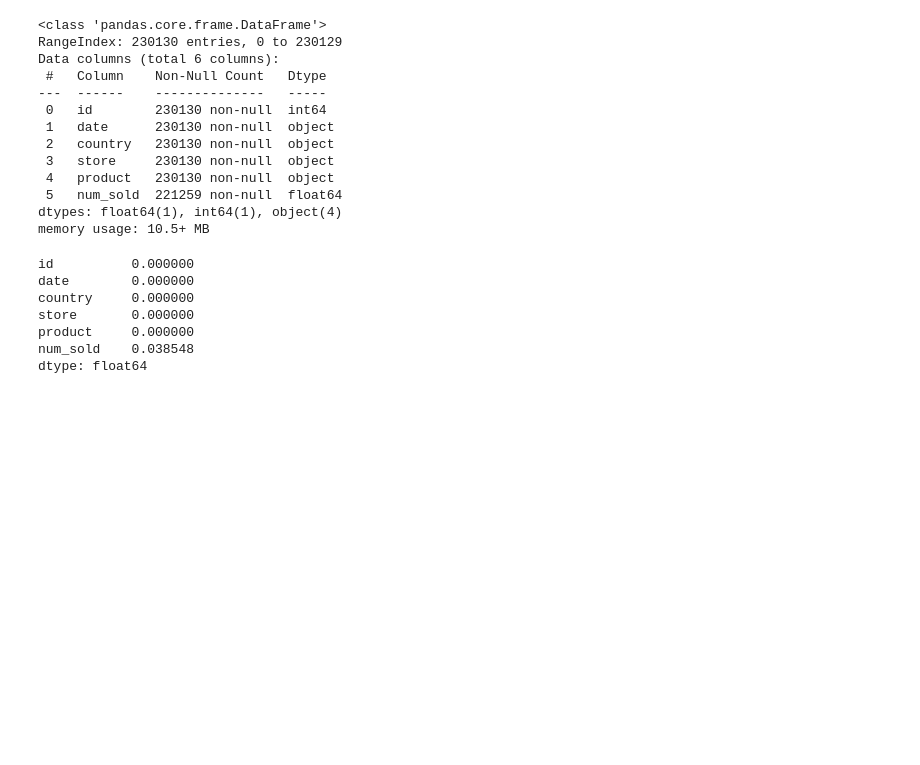
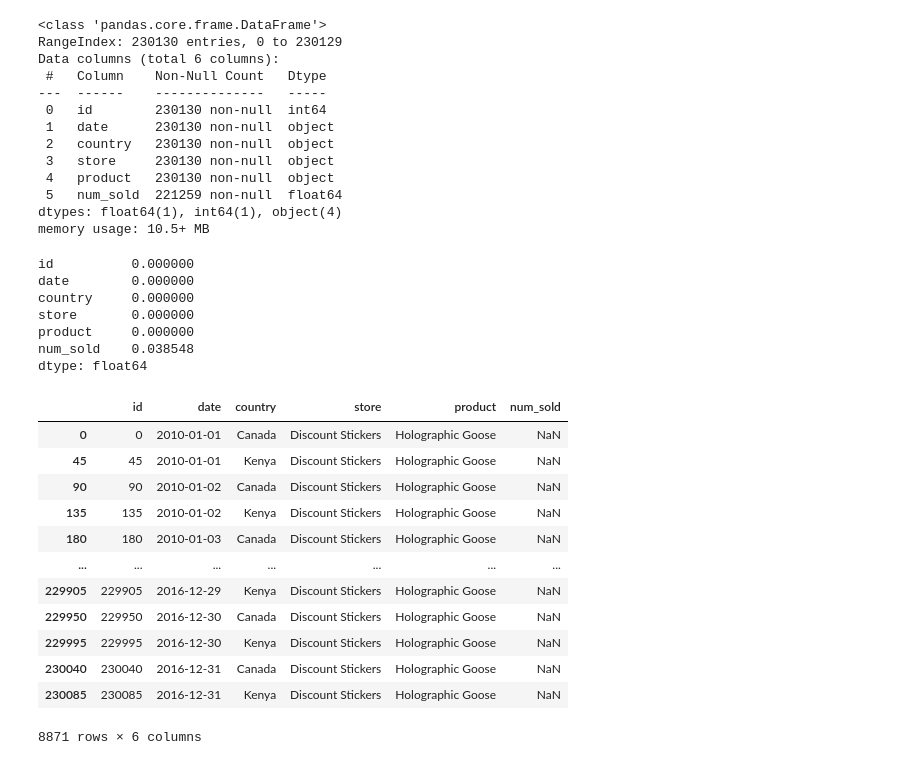
Before and after one commit to tengkumuazabs/my-portfolio, a Jupyter notebook: python-projects/kaggle/forecasting-sticker-sales/main.ipynb, the cells around one changed output. Cells and saved outputs as stored; diff of their text form; code cells hidden in the pictures; blank space fills up the shorter version.

Commit message:
update sticker sales project

```diff
--- a/python-projects/kaggle/forecasting-sticker-sales/main.ipynb
+++ b/python-projects/kaggle/forecasting-sticker-sales/main.ipynb
@@ -47,3 +47,19 @@ store       0.000000
 product     0.000000
 num_sold    0.038548
 dtype: float64
+# %%
+train[train.num_sold.isna()]
+# %% [output]
+|  | id | date | country | store | product | num_sold |
+| 0 | 0 | 2010-01-01 | Canada | Discount Stickers | Holographic Goose | NaN |
+| 45 | 45 | 2010-01-01 | Kenya | Discount Stickers | Holographic Goose | NaN |
+| 90 | 90 | 2010-01-02 | Canada | Discount Stickers | Holographic Goose | NaN |
+| 135 | 135 | 2010-01-02 | Kenya | Discount Stickers | Holographic Goose | NaN |
+| 180 | 180 | 2010-01-03 | Canada | Discount Stickers | Holographic Goose | NaN |
+| ... | ... | ... | ... | ... | ... | ... |
+| 229905 | 229905 | 2016-12-29 | Kenya | Discount Stickers | Holographic Goose | NaN |
+| 229950 | 229950 | 2016-12-30 | Canada | Discount Stickers | Holographic Goose | NaN |
+| 229995 | 229995 | 2016-12-30 | Kenya | Discount Stickers | Holographic Goose | NaN |
+| 230040 | 230040 | 2016-12-31 | Canada | Discount Stickers | Holographic Goose | NaN |
+| 230085 | 230085 | 2016-12-31 | Kenya | Discount Stickers | Holographic Goose | NaN |
+8871 rows × 6 columns
```
Also changed, not shown: parts of 16 cells of this notebook.
